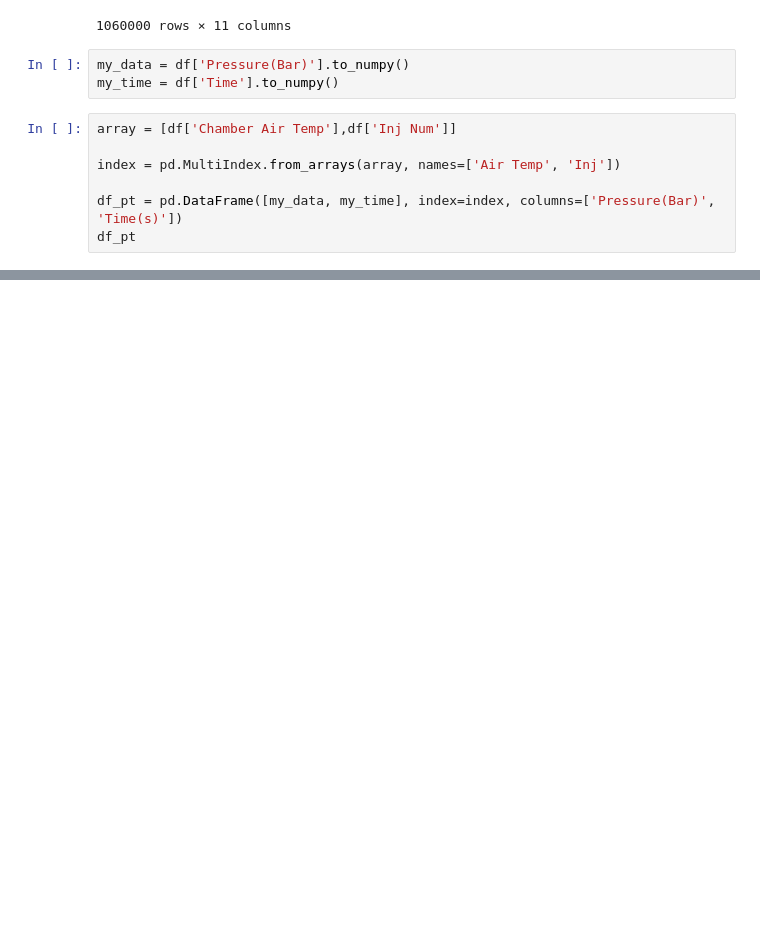
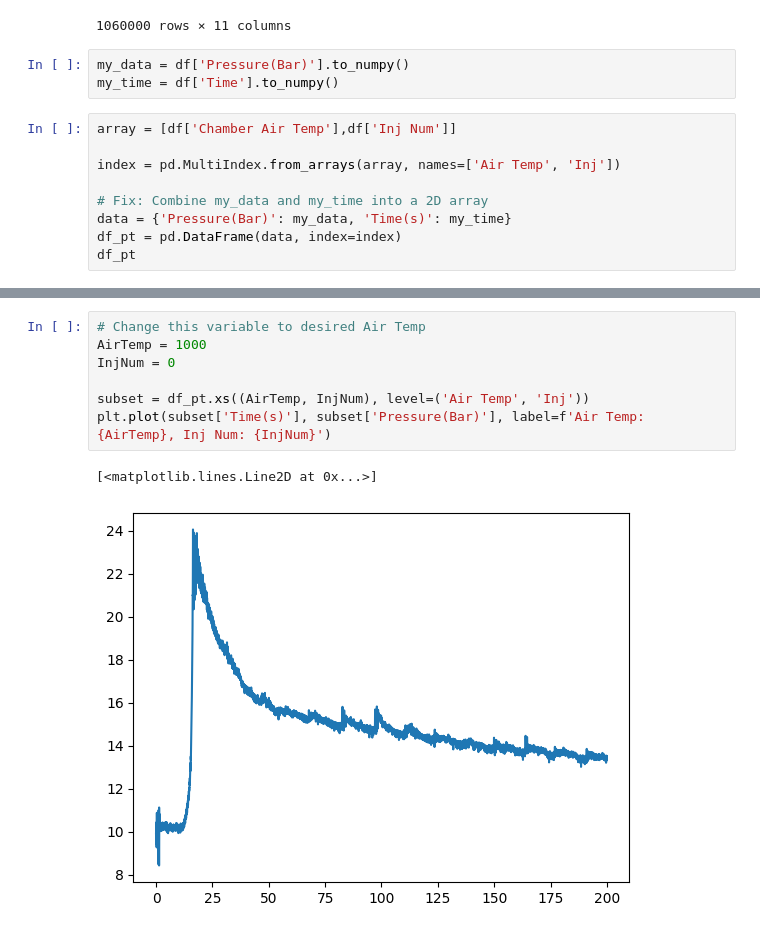
Before and after one commit to UnivOfAlabama-BittleResearchGroup/Ignition-CID-Tester, a Jupyter notebook: big_dataframe_thing.ipynb, the cells around one changed output, grey strips where cells are left out. Cells and saved outputs as stored; diff of their text form; blank space fills up the shorter version.

```diff
--- a/big_dataframe_thing.ipynb
+++ b/big_dataframe_thing.ipynb
@@ -34,6 +34,8 @@ array = [df['Chamber Air Temp'],df['Inj Num']]
 
 index = pd.MultiIndex.from_arrays(array, names=['Air Temp', 'Inj'])
 
-df_pt = pd.DataFrame([my_data, my_time], index=index, columns=['Pressure(Bar)', 'Time(s)'])
+# Fix: Combine my_data and my_time into a 2D array
+data = {'Pressure(Bar)': my_data, 'Time(s)': my_time}
+df_pt = pd.DataFrame(data, index=index)
 df_pt
 # %% [output]
@@ -40,0 +56,10 @@ ValueError: 2 columns passed, passed data had 1060000 columns
+# %%
+# Change this variable to desired Air Temp
+AirTemp = 1000
+InjNum = 0
+
+subset = df_pt.xs((AirTemp, InjNum), level=('Air Temp', 'Inj'))
+plt.plot(subset['Time(s)'], subset['Pressure(Bar)'], label=f'Air Temp: {AirTemp}, Inj Num: {InjNum}')
+# %% [output]
+[<matplotlib.lines.Line2D at 0x...>]
+[figure, added]
```
Also changed, not shown: parts of 2 cells of this notebook.
